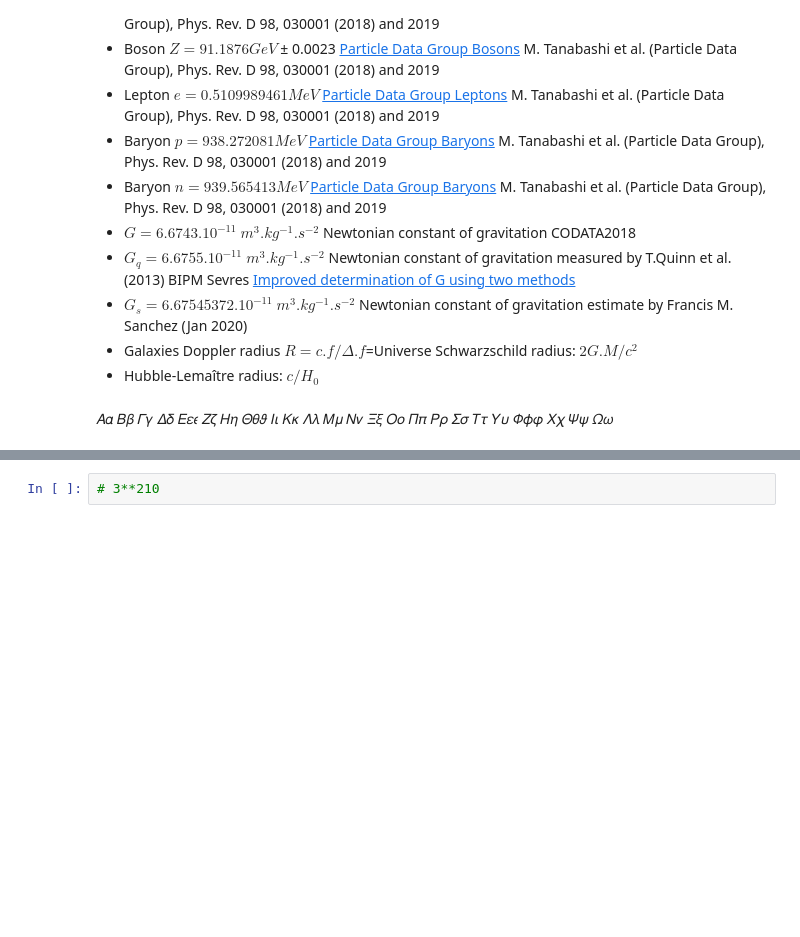
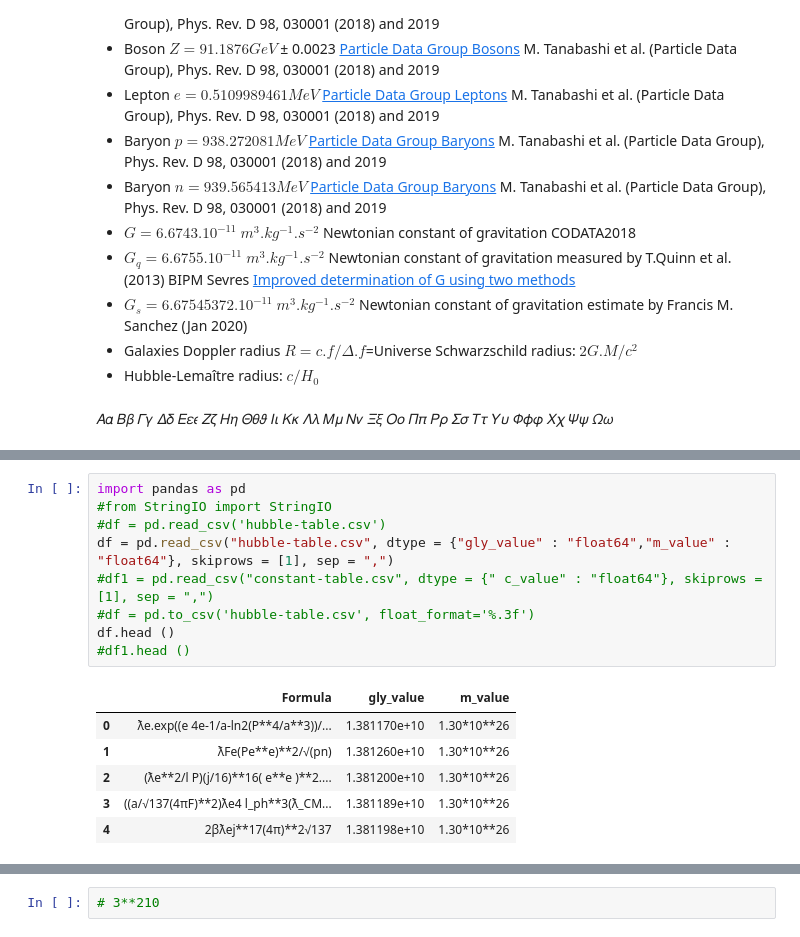
Before and after one commit to LaGuer/hubble-radius, a Jupyter notebook: universe-age.ipynb, the cells around one changed output, grey strips where cells are left out. Drawn from its saved outputs; the diff is of its cells as text; blank space fills up the shorter version.

```diff
--- a/universe-age.ipynb
+++ b/universe-age.ipynb
@@ -68,0 +166,16 @@ print(OP)
+# %%
+import pandas as pd
+#from StringIO import StringIO
+#df = pd.read_csv('hubble-table.csv')
+df = pd.read_csv("hubble-table.csv", dtype = {"gly_value" : "float64","m_value" : "float64"}, skiprows = [1], sep = ",")
+#df1 = pd.read_csv("constant-table.csv", dtype = {" c_value" : "float64"}, skiprows = [1], sep = ",")
+#df = pd.to_csv('hubble-table.csv', float_format='%.3f')
+df.head ()
+#df1.head ()
+# %% [output]
+|  | Formula | gly_value | m_value |
+| 0 | ƛe.exp((e 4e-1/a-ln2(P**4/a**3))/... | 1.381170e+10 | 1.30*10**26 |
+| 1 | ƛFe(Pe**e)**2/√(pn) | 1.381260e+10 | 1.30*10**26 |
+| 2 | (ƛe**2/l P)(j/16)**16( e**e )**2.... | 1.381200e+10 | 1.30*10**26 |
+| 3 | ((a/√137(4πF)**2)ƛe4 l_ph**3(ƛ_CM... | 1.381189e+10 | 1.30*10**26 |
+| 4 | 2βƛej**17(4π)**2√137 | 1.381198e+10 | 1.30*10**26 |
```
Also changed, not shown: parts of 17 cells of this notebook.
